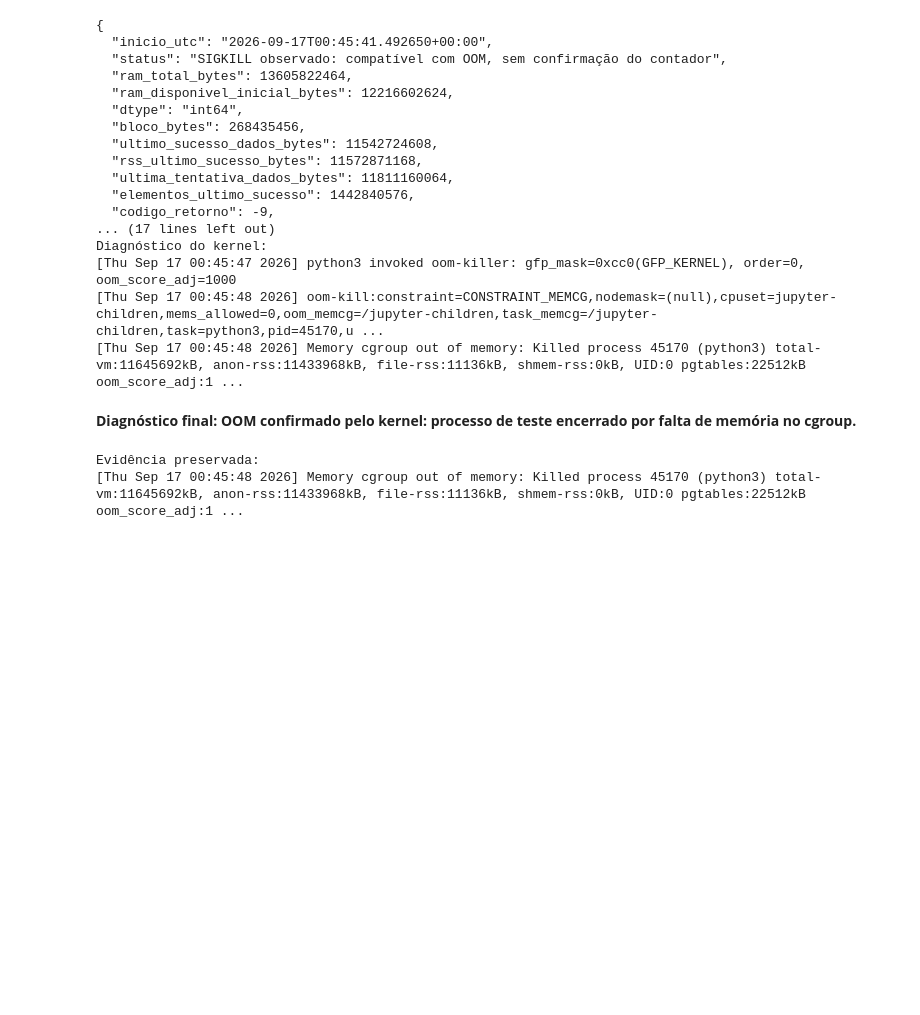
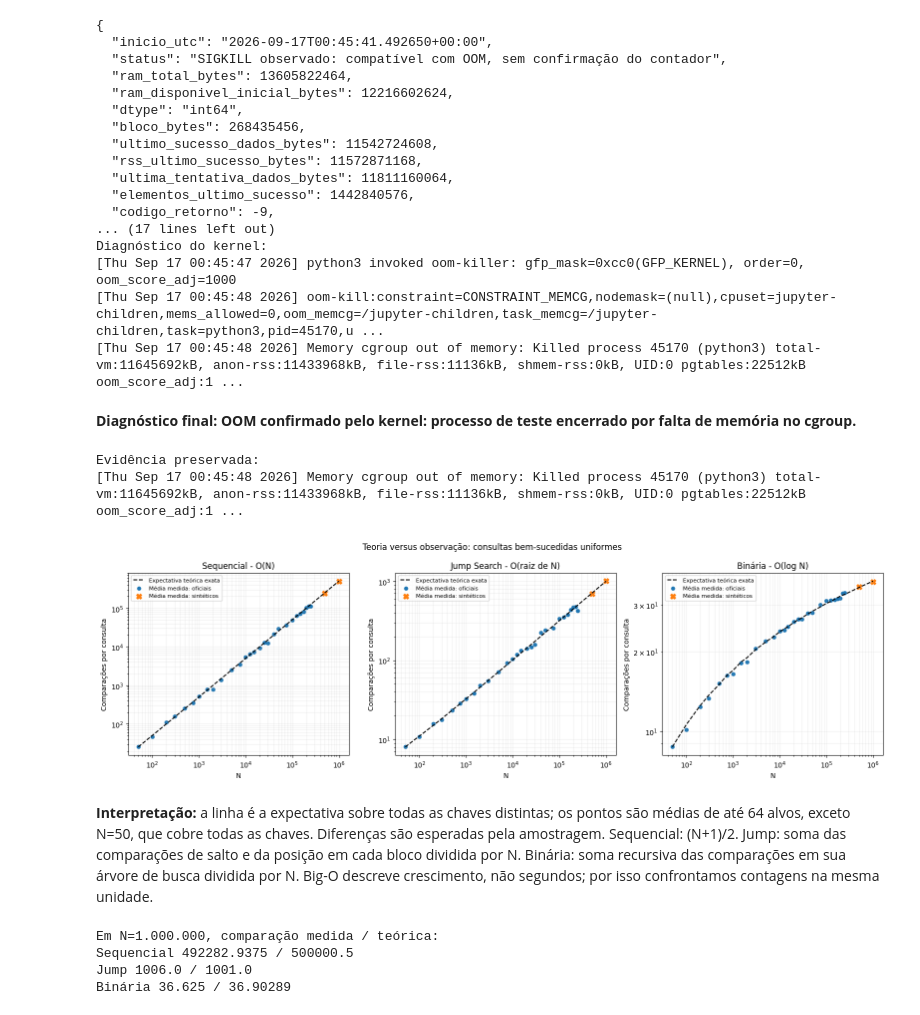
Before and after one commit to araujopedro3/-Projeto-Big-Data-, a Jupyter notebook: Analise_de_Desempenho.ipynb, the cells around one changed output. Saved outputs shown, nothing was run; the diff lists cells and outputs as text; code cells hidden in the pictures; blank space fills up the shorter version.

```diff
--- a/Analise_de_Desempenho.ipynb
+++ b/Analise_de_Desempenho.ipynb
@@ -580,3 +601,54 @@ Diagnóstico do kernel:
 **Diagnóstico final: OOM confirmado pelo kernel: processo de teste encerrado por falta de memória no cgroup.**
 Evidência preservada:
 [Thu Sep 17 00:45:48 2026] Memory cgroup out of memory: Killed process 45170 (python3) total-vm:11645692kB, anon-rss:11433968kB, file-rss:11136kB, shmem-rss:0kB, UID:0 pgtables:22512kB oom_score_adj:1 ...
+# %%
+# Comparação com a teoria usando as contagens salvas da execução de 16/09/2026.
+# Snapshot explícito: não representa uma nova medição de tempo.
+import numpy as np
+import matplotlib.pyplot as plt
+import math
+from functools import lru_cache
+from IPython.display import display, Markdown
+DADOS_COMPARACOES = [[50,25.5,8.02,8.72],[100,46.671875,10.84375,10.125],[200,109.1875,15.75,12.34375],[300,159.859375,17.671875,13.3125],[500,253.8125,23.15625,15.15625],[750,355.3125,28.65625,16.25],[1000,521.25,32.421875,16.46875],[1500,783.453125,38.234375,18.0625],[2000,797.0625,48.1875,18.21875],[3000,1388.5625,54.90625,20.53125],[5000,2533.203125,71.625,21.90625],[7500,3447.34375,93.015625,22.65625],[10000,5387.21875,103.53125,23.875],[12500,6500.0625,118.0625,24.125],[15000,7297.8125,133.796875,24.84375],[20000,9346.796875,139.859375,25.96875],[25000,12619.921875,147.890625,26.5],[30000,12597.640625,158.09375,26.53125],[40000,21468.046875,223.6875,27.90625],[50000,29395.6875,242.25,28.0625],[75000,35954.078125,256.0625,30],[100000,48895.765625,335.28125,31.15625],[125000,63418.625,353.734375,31.28125],[150000,72031.796875,378.21875,31.34375],[175000,80903.3125,433.734375,31.59375],[200000,102126.125,470.875,31.84375],[225000,112250.171875,478.90625,33.125],[250000,111132.5625,423.4375,33.28125],[500000,244254.859375,690.546875,35.15625],[1000000,492282.9375,1006,36.625]]
+a = np.asarray(DADOS_COMPARACOES, dtype=float)
+ns = a[:, 0].astype(int)
+@lru_cache(None)
+def soma_binaria(n):
+    if n == 0:
+        return 0
+    esquerda = (n-1)//2
+    direita = n-1-esquerda
+    return 1 + 2*(n-1) + soma_binaria(esquerda) + soma_binaria(direita)
+def media_jump(n):
+    s = math.isqrt(n)
+    soma = 0
+    for k, inicio in enumerate(range(0,n,s), 1):
+        m = min(s,n-inicio)
+        soma += k*m + m*(m+1)/2
+    return soma/n
+teorias = [(ns+1)/2, np.array([media_jump(int(n)) for n in ns]), np.array([soma_binaria(int(n))/n for n in ns])]
+fig, axs = plt.subplots(1,3,figsize=(16,5))
+for j, (nome, ordem) in enumerate([('Sequencial','O(N)'),('Jump Search','O(raiz de N)'),('Binária','O(log N)')]):
+    ax = axs[j]
+    ax.loglog(ns, teorias[j], '--', color='black', label='Expectativa teórica exata')
+    ax.scatter(ns[:28],a[:28,j+1],s=25,label='Média medida: oficiais')
+    ax.scatter(ns[28:],a[28:,j+1],marker='X',s=60,label='Média medida: sintéticos')
+    ax.set(title=nome+
+           ' - '+ordem,xlabel='N',ylabel='Comparações por consulta')
+    ax.grid(True,which='both',alpha=.2)
+    ax.legend(fontsize=8)
+fig.suptitle('Teoria versus observação: consultas bem-sucedidas uniformes')
+fig.tight_layout()
+plt.savefig('teoria_vs_empirico.png',dpi=180,bbox_inches='tight')
+plt.show()
+display(Markdown('**Interpretação:** a linha é a expectativa sobre todas as chaves distintas; os pontos são médias de até 64 alvos, exceto N=50, que cobre todas as chaves. Diferenças são esperadas pela amostragem. Sequencial: (N+1)/2. Jump: soma das comparações de salto e da posição em cada bloco dividida por N. Binária: soma recursiva das comparações em sua árvore de busca dividida por N. Big-O descreve crescimento, não segundos; por isso confrontamos contagens na mesma unidade.'))
+print('Em N=1.000.000, comparação medida / teórica:')
+for j, nome in enumerate(['Sequencial','Jump','Binária']):
+    print(nome, a[-1,j+1], '/', teorias[j][-1])
+# %% [output]
+[figure, added]
+**Interpretação:** a linha é a expectativa sobre todas as chaves distintas; os pontos são médias de até 64 alvos, exceto N=50, que cobre todas as chaves. Diferenças são esperadas pela amostragem. Sequencial: (N+1)/2. Jump: soma das comparações de salto e da posição em cada bloco dividida por N. Binária: soma recursiva das comparações em sua árvore de busca dividida por N. Big-O descreve crescimento, não segundos; por isso confrontamos contagens na mesma unidade.
+Em N=1.000.000, comparação medida / teórica:
+Sequencial 492282.9375 / 500000.5
+Jump 1006.0 / 1001.0
+Binária 36.625 / 36.90289
```
Also changed, not shown: parts of 5 cells of this notebook.
